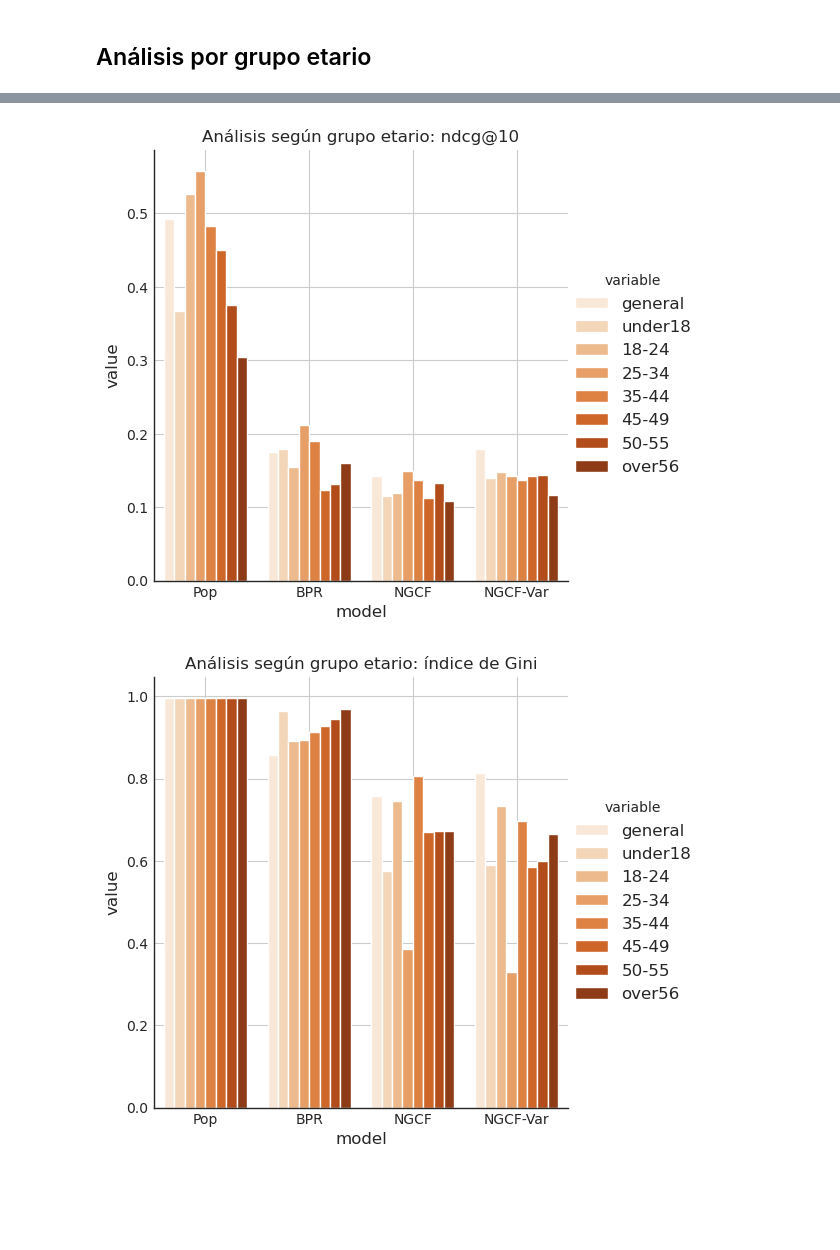
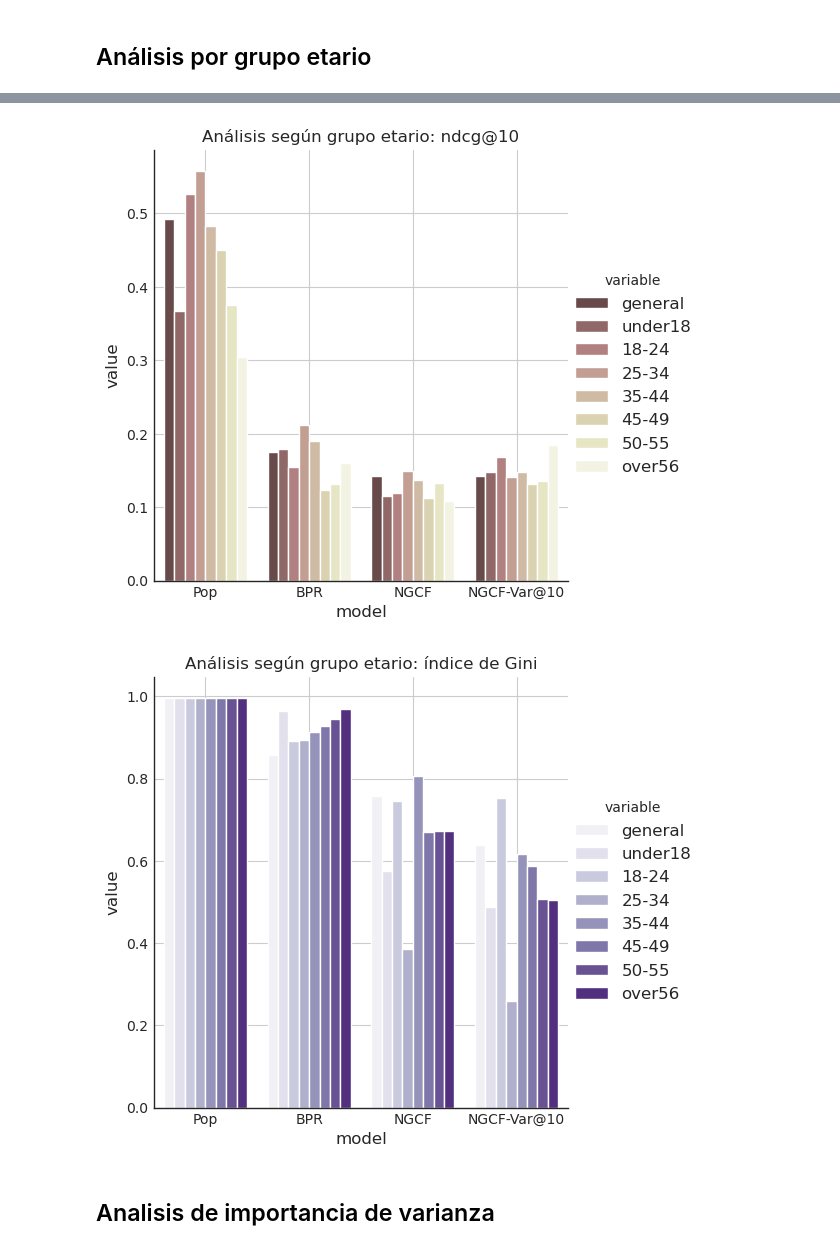
Before and after one commit to giulianodelagala/recsys, a Jupyter notebook: NGCFv2/graphs.ipynb, the cells around one changed output, grey strips where cells are left out. Cells and saved outputs as stored; diff of their text form; code cells hidden in the pictures; blank space fills up the shorter version.

```diff
--- a/NGCFv2/graphs.ipynb
+++ b/NGCFv2/graphs.ipynb
@@ -122,2 +125,8 @@ plt.savefig('gini-genero.png')
 # %% [markdown]
 ## Análisis por grupo etario
+# %%
+varianza_10 = varianza.drop([3,5,6])
+precision_10 = precision.drop([3,5,6])
+ndcg10_10 = ndcg10.drop([3,5,6])
+recall_10 = recall.drop([3,5,6])
+gini_10 = gini.drop([3,5,6])
@@ -124,13 +141,13 @@ plt.savefig('gini-genero.png')
 # %%
-varianza_melt = pd.melt(varianza, id_vars=['model'], value_vars=['general','under18','18-24','25-34','35-44','45-49','50-55','over56'])
+varianza_melt = pd.melt(varianza_10, id_vars=['model'], value_vars=['general','under18','18-24','25-34','35-44','45-49','50-55','over56'])
 
-precision_melt = pd.melt(precision, id_vars=['model'], value_vars=['general','under18','18-24','25-34','35-44','45-49','50-55','over56'])
+precision_melt = pd.melt(precision_10, id_vars=['model'], value_vars=['general','under18','18-24','25-34','35-44','45-49','50-55','over56'])
 
-ndcg10_melt = pd.melt(ndcg10, id_vars=['model'], value_vars=['general','under18','18-24','25-34','35-44','45-49','50-55','over56'])
+ndcg10_melt = pd.melt(ndcg10_10, id_vars=['model'], value_vars=['general','under18','18-24','25-34','35-44','45-49','50-55','over56'])
 
-recall_melt = pd.melt(recall, id_vars=['model'], value_vars=['general','under18','18-24','25-34','35-44','45-49','50-55','over56'])
+recall_melt = pd.melt(recall_10, id_vars=['model'], value_vars=['general','under18','18-24','25-34','35-44','45-49','50-55','over56'])
 
-gini_melt = pd.melt(gini, id_vars=['model'], value_vars=['general','under18','18-24','25-34','35-44','45-49','50-55','over56'])
+gini_melt = pd.melt(gini_10, id_vars=['model'], value_vars=['general','under18','18-24','25-34','35-44','45-49','50-55','over56'])
 # %%
 varianza_melt
 # %% [output]
@@ -195,7 +212,7 @@ plt.savefig('recall-edad.png')
 # %%
 plt.rcParams["figure.figsize"] = (7, 4)
 
-ax1 = sns.catplot(x='model', y='value', hue='variable', data=ndcg10_melt, kind='bar', palette="Oranges")
+ax1 = sns.catplot(x='model', y='value', hue='variable', data=ndcg10_melt, kind='bar', palette="pink")
 plt.title("Análisis según grupo etario: ndcg@10")
 # plt.xticks(ticks=[-1E50, -1000, 0, 1000, 2000],
           #  labels=['2,000k', '1,000k', '0', '1,000k', '2,000k'])
@@ -204,17 +221,19 @@ plt.grid()
 # plt.xlabel("Male/Female")
 plt.savefig('ndcg10-edad.png')
 # %% [output]
-[figure, old version]
+[figure, new version]
 # %%
 plt.rcParams["figure.figsize"] = (7, 4)
 
-ax1 = sns.catplot(x='model', y='value', hue='variable', data=gini_melt, kind='bar', palette="Oranges")
+ax1 = sns.catplot(x='model', y='value', hue='variable', data=gini_melt, kind='bar', palette="Purples")
 plt.title("Análisis según grupo etario: índice de Gini")
 # plt.xticks(ticks=[-1E50, -1000, 0, 1000, 2000],
           #  labels=['2,000k', '1,000k', '0', '1,000k', '2,000k'])
 # plt.xscale('log')
 plt.grid()
 # plt.xlabel("Male/Female")
 plt.savefig('gini-edad.png')
 # %% [output]
-[figure, old version]
+[figure, new version]
+# %% [markdown]
+## Analisis de importancia de varianza
```
Also changed, not shown: parts of 20 cells of this notebook.
